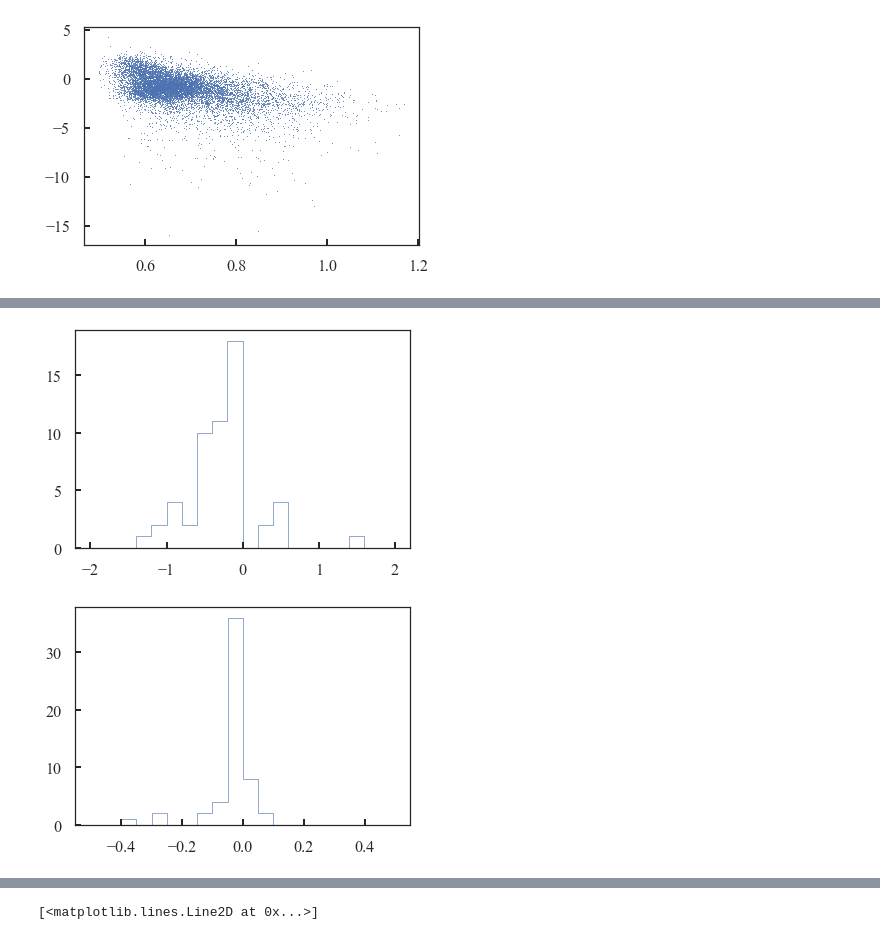
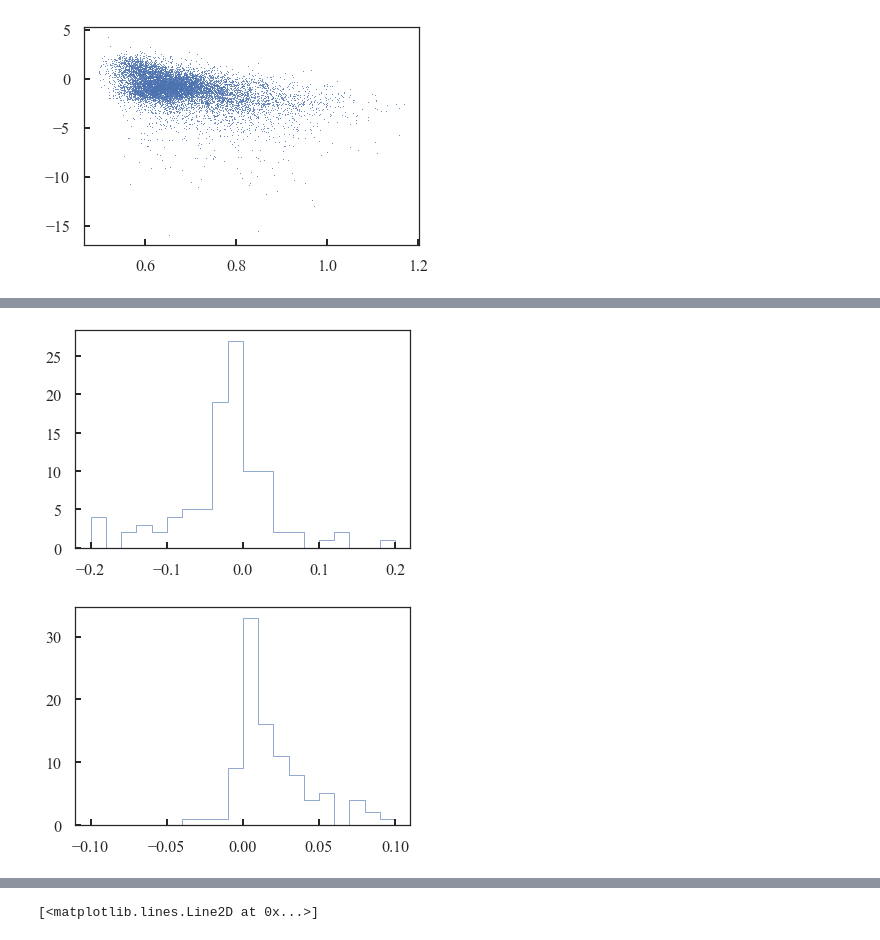
Before and after one commit to jls713/gaia_dr2_spectro, a Jupyter notebook: notebooks/APOGEETGAS_TEST.ipynb, the cells around one changed output, grey strips where cells are left out. Drawn from its saved outputs; the diff is of its cells as text; code cells hidden in the pictures.

```diff
--- a/notebooks/APOGEETGAS_TEST.ipynb
+++ b/notebooks/APOGEETGAS_TEST.ipynb
@@ -25,11 +25,11 @@ plt.hist((inputs['parallax']-resultsG['par'])/np.sqrt(inputs['parallax_error']**
 # %%
-plt.hist(results['s']-resultsG['s'],range=[-2.,2.],bins=20, histtype='step');
+plt.hist(results['s']-resultsG['s'],range=[-.2,.2],bins=20, histtype='step');
 # %% [output]
-[figure, old version]
+[figure, new version]
 # %%
-plt.hist(results['log10_av']-resultsG['log10_av'],range=[-.5,.5],bins=20, histtype='step');
+plt.hist(results['log10_av']-resultsG['log10_av'],range=[-.1,.1],bins=20, histtype='step');
 # %% [output]
-[figure, old version]
+[figure, new version]
 # %%
 plt.hexbin(results['log10_teff'], results['logg'], C=results['dm']-resultsG['dm'], gridsize=20, cmap=plt.cm.viridis);
 plt.colorbar()
```
Also changed, not shown: parts of 11 cells of this notebook, 21 other files.
